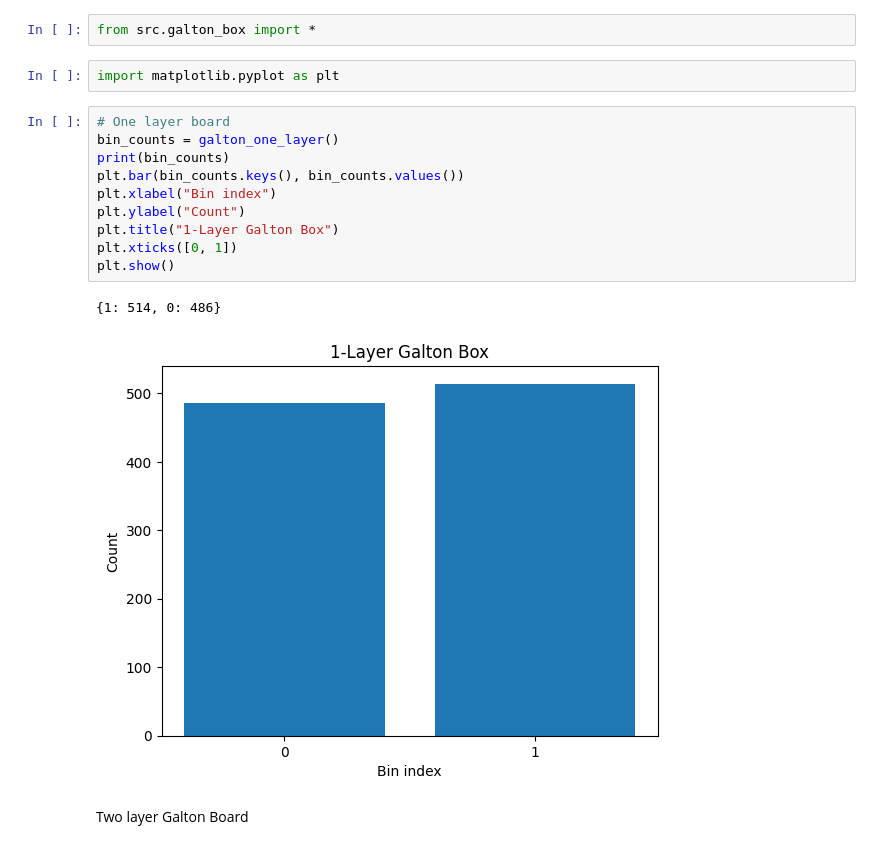
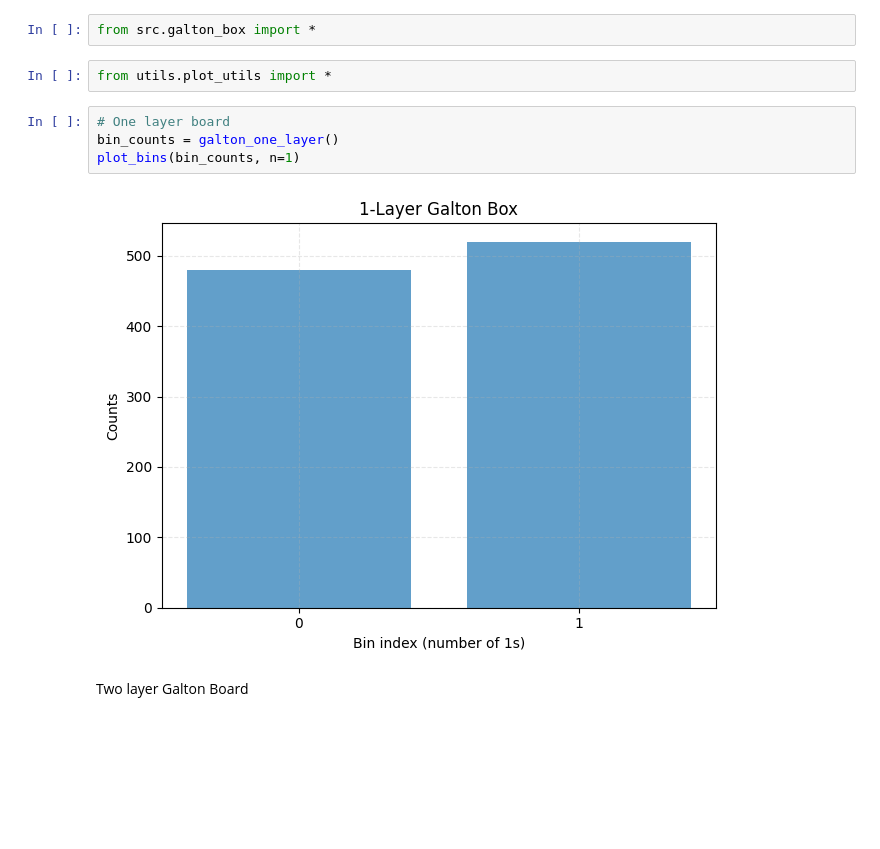
Before and after one commit to ismail-mehmood/quantum_nnl_project, a Jupyter notebook: notebooks/galton_box_demo.ipynb, the cells around one changed output. Cells and saved outputs as stored; diff of their text form; blank space fills up the shorter version.

Commit message:
[ismail] feat(n-layer boards, generalised plot function in utils)

```diff
--- a/notebooks/galton_box_demo.ipynb
+++ b/notebooks/galton_box_demo.ipynb
@@ -11,19 +11,12 @@ print(os.getcwd())
 # %%
 from src.galton_box import *
 # %%
-import matplotlib.pyplot as plt
+from utils.plot_utils import *
 # %%
 # One layer board
 bin_counts = galton_one_layer()
-print(bin_counts)
-plt.bar(bin_counts.keys(), bin_counts.values())
-plt.xlabel("Bin index")
-plt.ylabel("Count")
-plt.title("1-Layer Galton Box")
-plt.xticks([0, 1])
-plt.show()
+plot_bins(bin_counts, n=1)
 # %% [output]
-{1: 514, 0: 486}
-[figure, old version]
+[figure, new version]
 # %% [markdown]
 Two layer Galton Board
```
Also changed, not shown: parts of 4 cells of this notebook, 2 other files.
